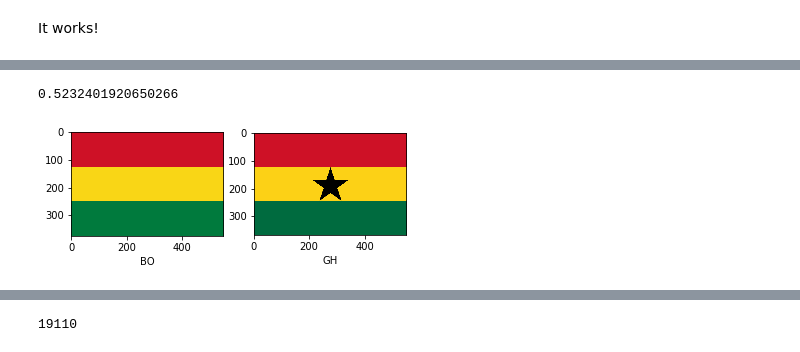
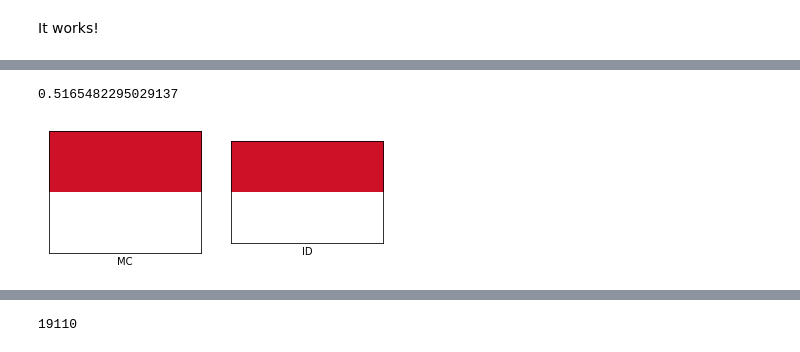
Before and after one commit to ricardoV94/stats, a Jupyter notebook: flags/Flags dendogram.ipynb, the cells around one changed output, grey strips where cells are left out. Drawn from its saved outputs; the diff is of its cells as text; code cells hidden in the pictures.

```diff
--- a/flags/Flags dendogram.ipynb
+++ b/flags/Flags dendogram.ipynb
@@ -115,7 +93,9 @@ for i in range(samplesY):
 fig, ax = plt.subplots(3,3)
 for sub, axi, vect in zip(subs, ax.reshape(-1), flag_vect):
     axi.imshow(sub)
-    axi.set_title(np.round(vect,2))
+    axi.text(0,1.05,f'R:{np.round(vect[0], 2)}', color='r', transform=axi.transAxes)
+    axi.text(0.35,1.05,f'G:{np.round(vect[1], 2)}', color='g', transform=axi.transAxes)
+    axi.text(0.7,1.05,f'B:{np.round(vect[2], 2)}', color='b', transform=axi.transAxes)
     axi.set_xticks([])
     axi.set_yticks([])
 plt.tight_layout()
@@ -127,3 +108,18 @@ I've put the relevant code in the function vectorize()
+# %%
+def vectorize(image, slicesY=3, slicesX=3):
+
+    img = np.array(image)
+    strideY = img.shape[0] // slicesY
+    strideX = img.shape[1] // slicesX
+
+    vector = []
+    for i in range(slicesY):
+        for j in range(slicesX):
+            for channel in range(3):
+                sub = img[i*strideY:(i+1)*strideY, j*strideX:(j+1)*strideX, channel]
+                vector.append(sub.mean())
+
+    return np.array(vector)/255
 # %%
 andorra_vector = vectorize(flags[0],3 ,3)
 print(np.round(andorra_vector, 2))
@@ -161,4 +159,4 @@ It works!
 # %%
 vectors = []
 for flag in flags:
-    vectors.append(vectorize(im, 3, 3, colorblind=True))
+    vectors.append(vectorize(flag, 3, 3))
@@ -174,15 +165,15 @@ print(vectors[0])
 # %%
 # generate the linkage matrix
-Z = linkage(histograms, method='ward', metric='euclidean', optimal_ordering=True)
-c, _ = cophenet(Z, distance.pdist(histograms))
+Z = linkage(vectors, method='ward', metric='euclidean', optimal_ordering=True)
+c, _ = cophenet(Z, distance.pdist(vectors))
 c
 # %% [output]
-0.5232401920650266
+0.5165482295029137
 # %%
-ind = np.array(Z[10][:2], dtype=np.int)
-plot_flags(flags, ind)
+ind = np.array(Z[0][:2], dtype=np.int)
+plot_flags(ind)
 # %% [output]
-[figure, old version]
+[figure, new version]
 # %%
 items = 196
 item0 = 0
```
Also changed, not shown: parts of 7 cells of this notebook.
